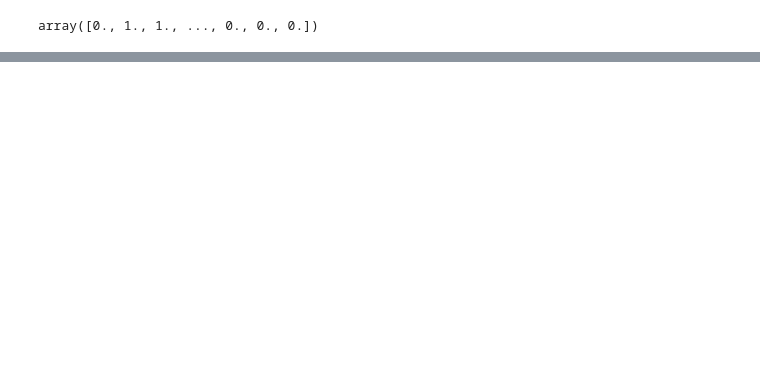
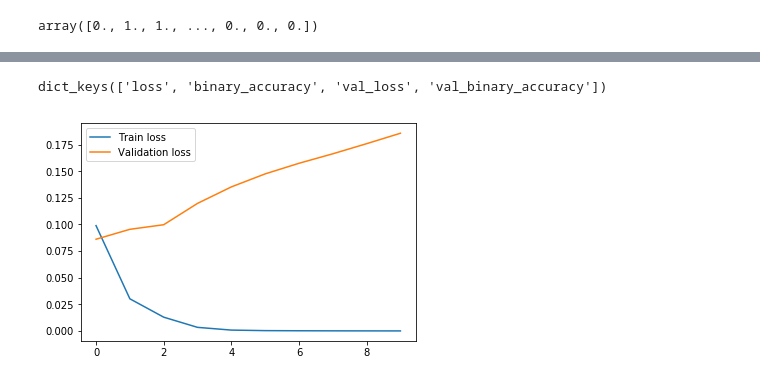
Before and after one commit to floriandotpy/data-playground, a Jupyter notebook: 03-sequences-and-nlp.ipynb, the cells around one changed output, grey strips where cells are left out. Saved outputs shown, nothing was run; the diff lists cells and outputs as text; code cells hidden in the pictures; blank space fills up the shorter version.

Commit message:
add model definition and training

```diff
--- a/03-sequences-and-nlp.ipynb
+++ b/03-sequences-and-nlp.ipynb
@@ -54,0 +59,5 @@ array([0., 1., 1., ..., 0., 0., 0.])
+# %%
+model = models.Sequential()
+model.add(layers.Dense(16, input_shape=(10_000,), activation='relu'))
+model.add(layers.Dense(16, activation='relu'))
+model.add(layers.Dense(1, activation='sigmoid'))
@@ -54,0 +83,14 @@ array([0., 1., 1., ..., 0., 0., 0.])
+# %%
+model.compile(optimizer='adam', loss='binary_crossentropy', metrics=['binary_accuracy'])
+# %%
+# Train/validation split
+split_idx = int(0.1 * len(x_train))  # take 10% of training data for validation
+x_validation = x_train[:split_idx]
+x_partial_train = x_train[split_idx:]
+y_validation = train_labels[:split_idx]
+y_partial_train = train_labels[split_idx:]
+# %%
+history = model.fit(x=x_partial_train,
+                    y=y_partial_train,
+                    validation_data=(x_validation, y_validation),
+                    epochs=10)
@@ -54,0 +115,12 @@ array([0., 1., 1., ..., 0., 0., 0.])
+# %%
+history.history.keys()
+# %% [output]
+dict_keys(['loss', 'binary_accuracy', 'val_loss', 'val_binary_accuracy'])
+# %%
+import matplotlib.pyplot as plt
+plt.plot(history.history['loss'], label="Train loss")
+plt.plot(history.history['val_loss'], label="Validation loss")
+plt.legend()
+plt.show()
+# %% [output]
+[figure, added]
```
Also changed, not shown: parts of 14 cells of this notebook.
